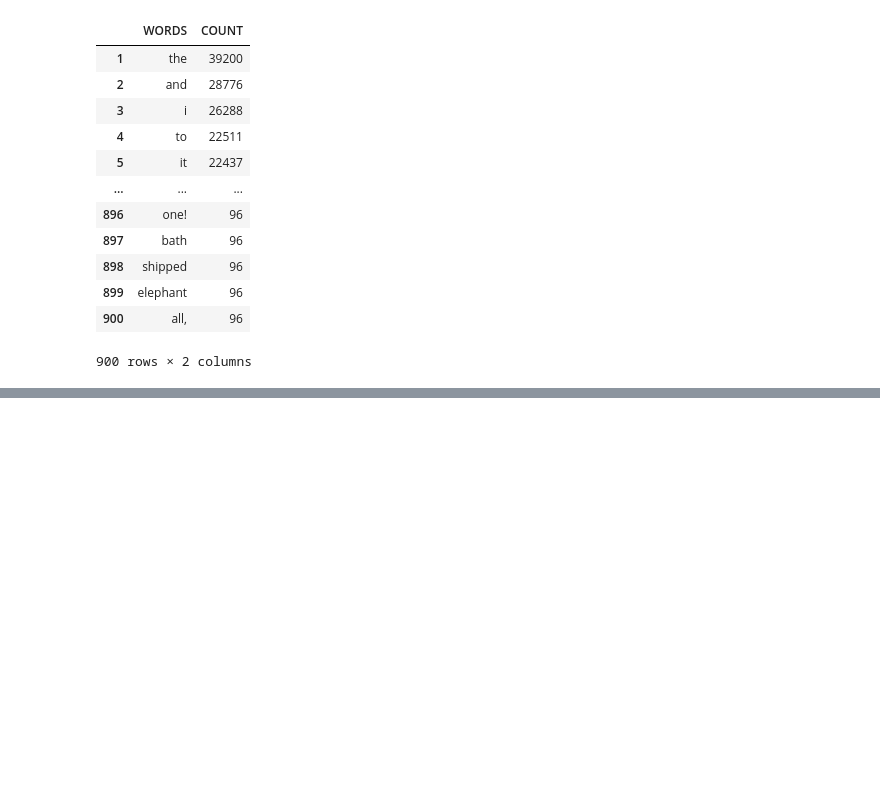
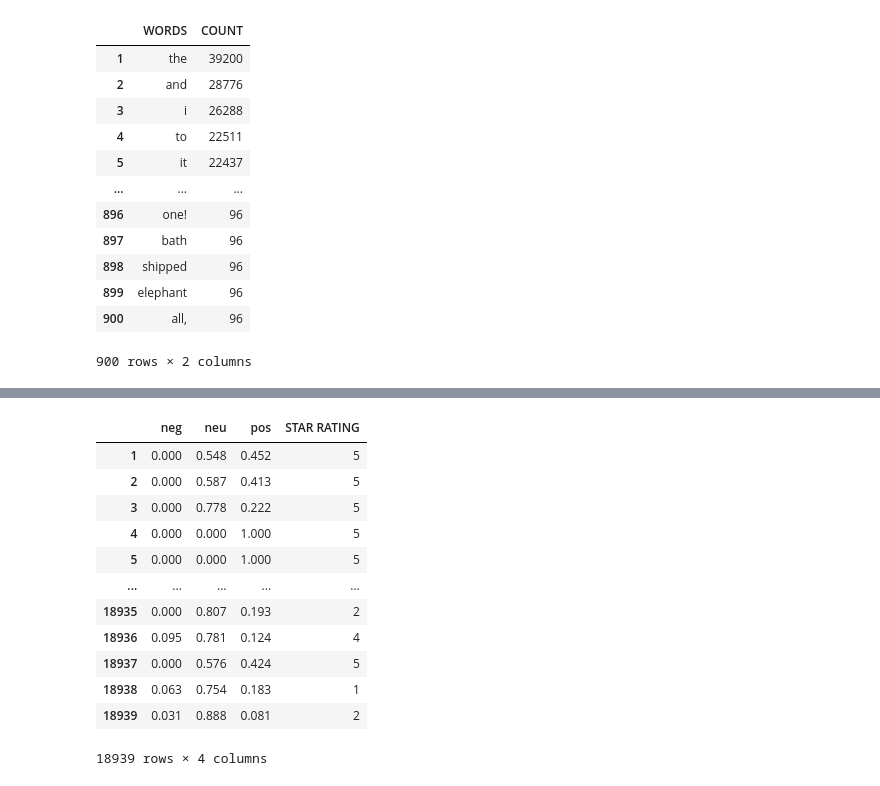
Before and after one commit to norzeelein/MATHEMATICAL-MODELLING-OF-ONLINE-PRODUCT-OFFERINGS, a Jupyter notebook: CODE.ipynb, the cells around one changed output, grey strips where cells are left out. Drawn from its saved outputs; the diff is of its cells as text; code cells hidden in the pictures; blank space fills up the shorter version.

```diff
--- a/CODE.ipynb
+++ b/CODE.ipynb
@@ -586,14 +627,29 @@ MOHelpfulVotes.T
 # %%
 # BABY PACIFIER SENTIMENT INTENSITY ANALYZER
+BabyPacifier["REVIEW BODY"] = BabyPacifier["REVIEW BODY"].fillna("")
 BabyPacifierSentiment = {}
 for i, row in tqdm(BabyPacifier.iterrows(), total = len(BabyPacifier)):
     Reviews = row["REVIEW BODY"]
     ID = row["CUSTOMER ID"]
     BabyPacifierSentiment[ID] = SentimentIntensityAnalyzer().polarity_scores(Reviews)
 BPSentiment = pd.DataFrame(BabyPacifierSentiment).T
 BPSentiment = BPSentiment.reset_index().rename(columns = {"index": "CUSTOMER ID"})
 BPSentiment = BPSentiment.merge(BabyPacifier, how = "left")
 BPSentiment.index = BPSentiment.index + 1
 BPSentiment[["neg", "neu", "pos", "STAR RATING"]]
+# %% [output]
+|  | neg | neu | pos | STAR RATING |
+| 1 | 0.000 | 0.548 | 0.452 | 5 |
+| 2 | 0.000 | 0.587 | 0.413 | 5 |
+| 3 | 0.000 | 0.778 | 0.222 | 5 |
+| 4 | 0.000 | 0.000 | 1.000 | 5 |
+| 5 | 0.000 | 0.000 | 1.000 | 5 |
+| ... | ... | ... | ... | ... |
+| 18935 | 0.000 | 0.807 | 0.193 | 2 |
+| 18936 | 0.095 | 0.781 | 0.124 | 4 |
+| 18937 | 0.000 | 0.576 | 0.424 | 5 |
+| 18938 | 0.063 | 0.754 | 0.183 | 1 |
+| 18939 | 0.031 | 0.888 | 0.081 | 2 |
+18939 rows × 4 columns
 # %%
 # HAIR DRYER SENTIMENT INTENSITY ANALYZER
```
Also changed, not shown: parts of 52 cells of this notebook.
